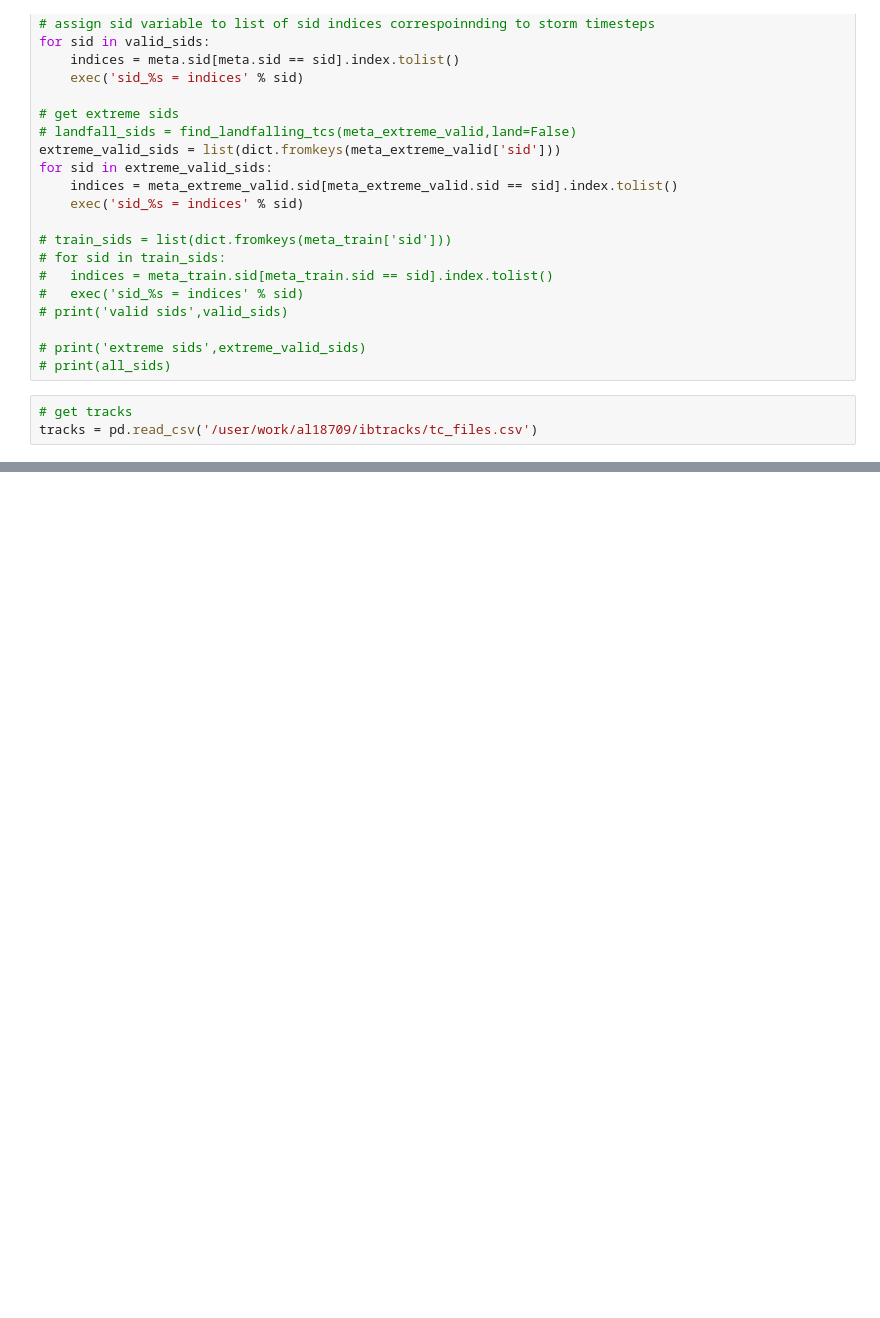
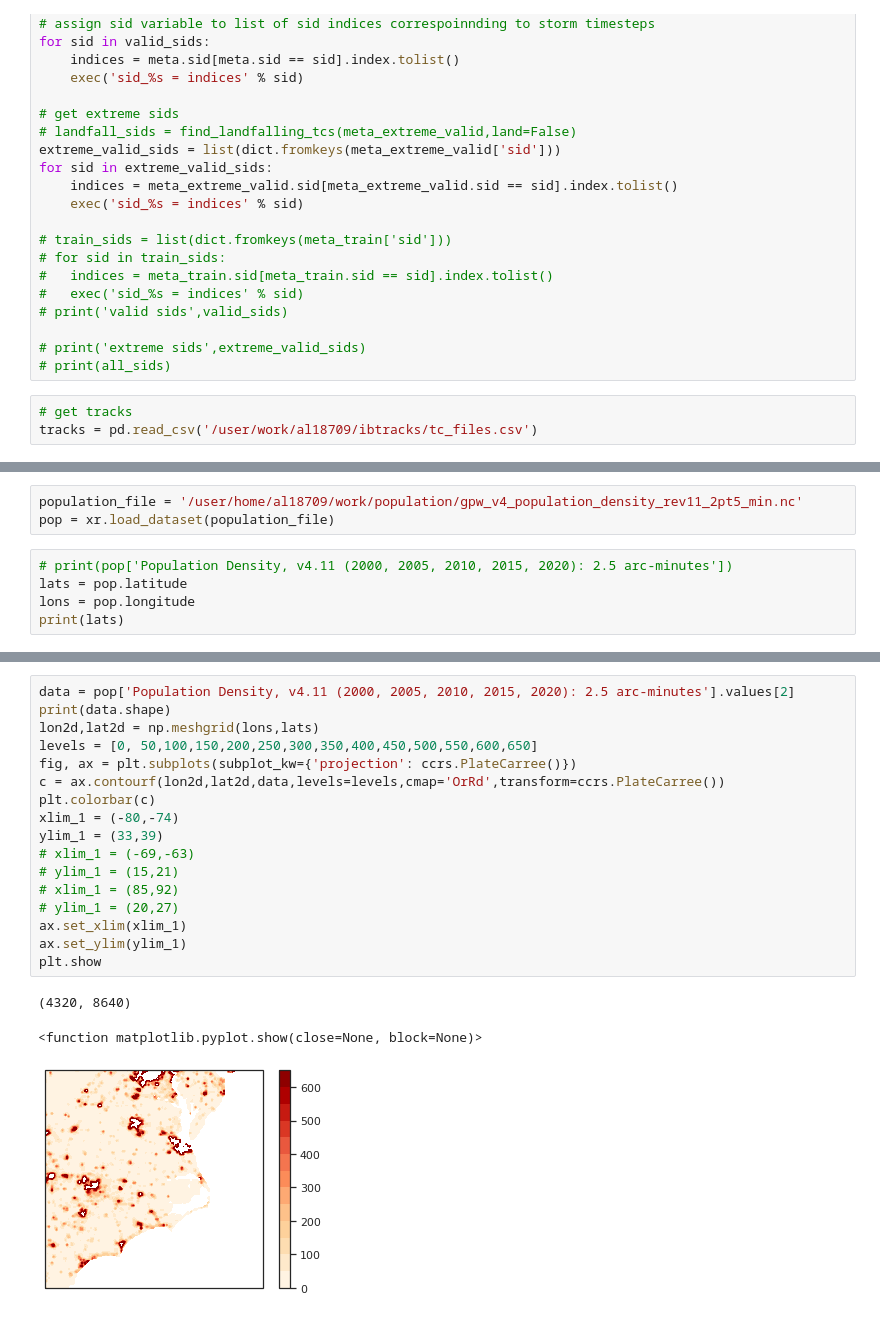
Before and after one commit to vosps/tropical_cyclone, a Jupyter notebook: figures/7_storm_rain_individual.ipynb, the cells around one changed output, grey strips where cells are left out. Drawn from its saved outputs; the diff is of its cells as text; blank space fills up the shorter version.

Commit message:
amending data processing

```diff
--- a/figures/7_storm_rain_individual.ipynb
+++ b/figures/7_storm_rain_individual.ipynb
@@ -291,0 +314,8 @@ plt.savefig('irene.png',bbox_inches='tight',dpi=600)
+# %%
+population_file = '/user/home/al18709/work/population/gpw_v4_population_density_rev11_2pt5_min.nc'
+pop = xr.load_dataset(population_file)
+# %%
+# print(pop['Population Density, v4.11 (2000, 2005, 2010, 2015, 2020): 2.5 arc-minutes'])
+lats = pop.latitude
+lons = pop.longitude
+print(lats)
@@ -291,0 +331,21 @@ plt.savefig('irene.png',bbox_inches='tight',dpi=600)
+# %%
+data = pop['Population Density, v4.11 (2000, 2005, 2010, 2015, 2020): 2.5 arc-minutes'].values[2]
+print(data.shape)
+lon2d,lat2d = np.meshgrid(lons,lats)
+levels = [0, 50,100,150,200,250,300,350,400,450,500,550,600,650]
+fig, ax = plt.subplots(subplot_kw={'projection': ccrs.PlateCarree()})
+c = ax.contourf(lon2d,lat2d,data,levels=levels,cmap='OrRd',transform=ccrs.PlateCarree())
+plt.colorbar(c)
+xlim_1 = (-80,-74)
+ylim_1 = (33,39)
+# xlim_1 = (-69,-63)
+# ylim_1 = (15,21)
+# xlim_1 = (85,92)
+# ylim_1 = (20,27)
+ax.set_xlim(xlim_1)
+ax.set_ylim(ylim_1)
+plt.show
+# %% [output]
+(4320, 8640)
+<function matplotlib.pyplot.show(close=None, block=None)>
+[figure, added]
```
Also changed, not shown: parts of 16 cells of this notebook, 9 other files.
